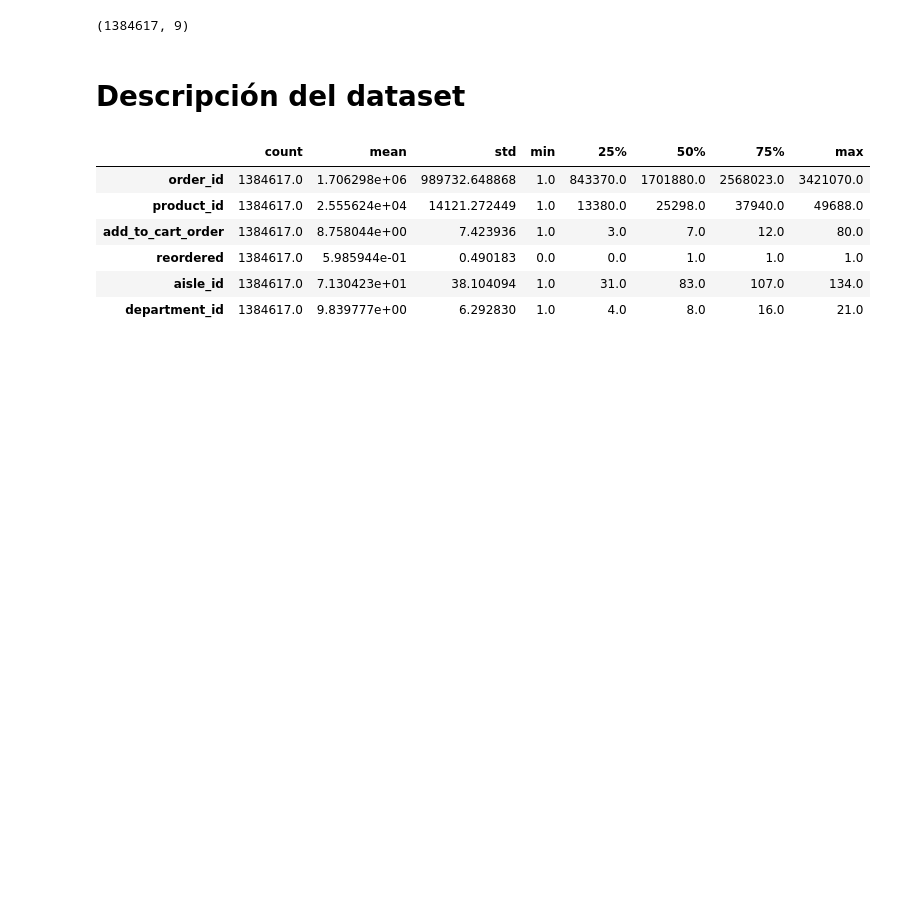
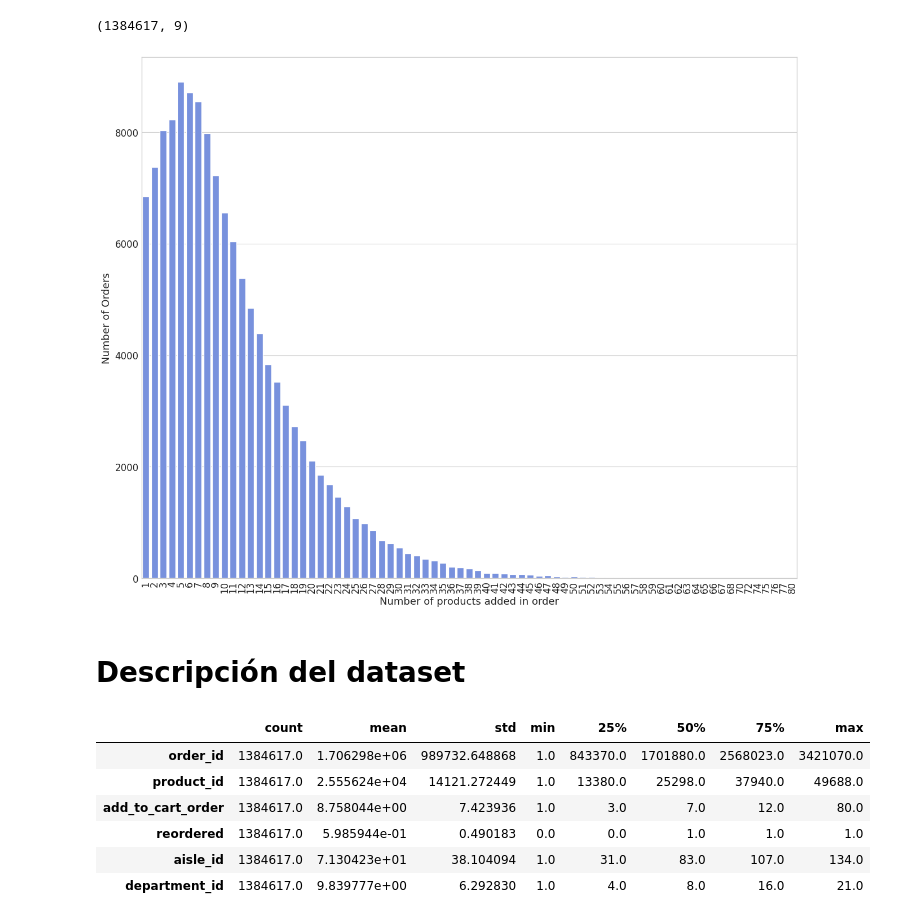
Before and after one commit to andersonjalvarado/Taller_1, a Jupyter notebook: TallerGrupal_Implementacion.ipynb, the cells around one changed output. Cells and saved outputs as stored; diff of their text form; code cells hidden in the pictures; blank space fills up the shorter version.

```diff
--- a/TallerGrupal_Implementacion.ipynb
+++ b/TallerGrupal_Implementacion.ipynb
@@ -114,10 +110,10 @@ products.head(10)
 | 9 | 10 | Sparkling Orange Juice & Prickly ... | 115 | 7 |
 # %%
 # unir los dataframes
-order_products_train = order_products_train.merge(products, on='product_id')
-order_products_train = order_products_train.merge(aisles, on='aisle_id')
-order_products_train = order_products_train.merge(departments, on='department_id')
-order_products_train.head(10)
+order_products_all = order_products_train.merge(products, on='product_id')
+order_products_all = order_products_all.merge(aisles, on='aisle_id')
+order_products_all = order_products_all.merge(departments, on='department_id')
+order_products_all.head(10)
 # %% [output]
 |  | order_id | product_id | add_to_cart_order | reordered | product_name | aisle_id | department_id | aisle | ... |
 | 0 | 1 | 49302 | 1 | 1 | Bulgarian Yogurt | 120 | 16 | yogurt | ... |
@@ -135,5 +131,19 @@ order_products_train.shape
 # %% [output]
 (1384617, 9)
+# %%
+grouped = order_products_all.groupby("order_id")["add_to_cart_order"].aggregate("max").reset_index()
+grouped = grouped.add_to_cart_order.value_counts()
+
+sns.set_style('whitegrid')
+f, ax = plt.subplots(figsize=(15, 12))
+plt.xticks(rotation='vertical')
+sns.barplot(x=grouped.index, y=grouped.values)
+
+plt.ylabel('Number of Orders', fontsize=13)
+plt.xlabel('Number of products added in order', fontsize=13)
+plt.show()
+# %% [output]
+[figure, added]
 # %% [markdown]
 # Descripción del dataset
 # %%
```
Also changed, not shown: parts of 11 cells of this notebook, 1 other file.
